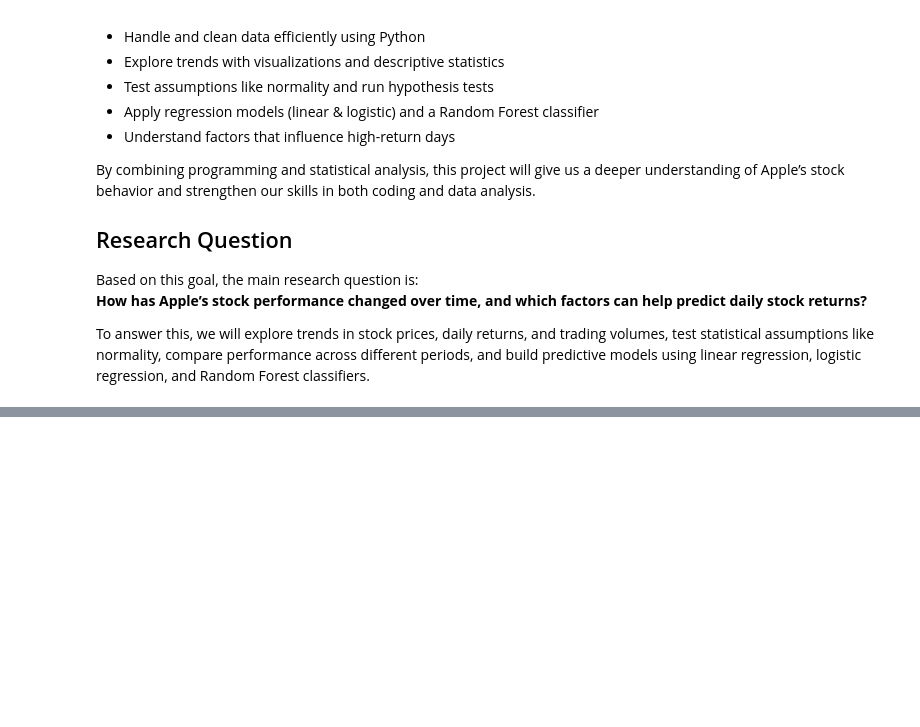
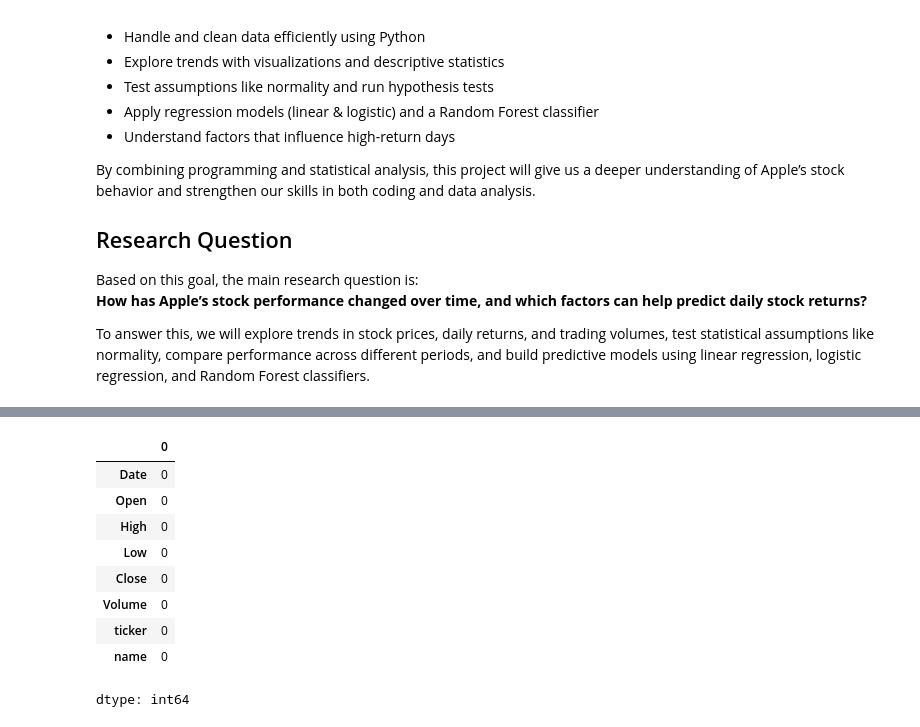
Before and after one commit to Ikrammsr/apple-stock-analysis-project, a Jupyter notebook: apple_stock_analysis_v2.ipynb, the cells around one changed output, grey strips where cells are left out. Saved outputs shown, nothing was run; the diff lists cells and outputs as text; code cells hidden in the pictures; blank space fills up the shorter version.

```diff
--- a/apple_stock_analysis_v2.ipynb
+++ b/apple_stock_analysis_v2.ipynb
@@ -43,0 +98,14 @@ To answer this, we will explore trends in stock prices, daily returns, and tradi
+# %%
+#Check how many missing values are in each column
+df.isnull().sum()
+# %% [output]
+|  | 0 |
+| Date | 0 |
+| Open | 0 |
+| High | 0 |
+| Low | 0 |
+| Close | 0 |
+| Volume | 0 |
+| ticker | 0 |
+| name | 0 |
+dtype: int64
```
Also changed, not shown: parts of 8 cells of this notebook.
